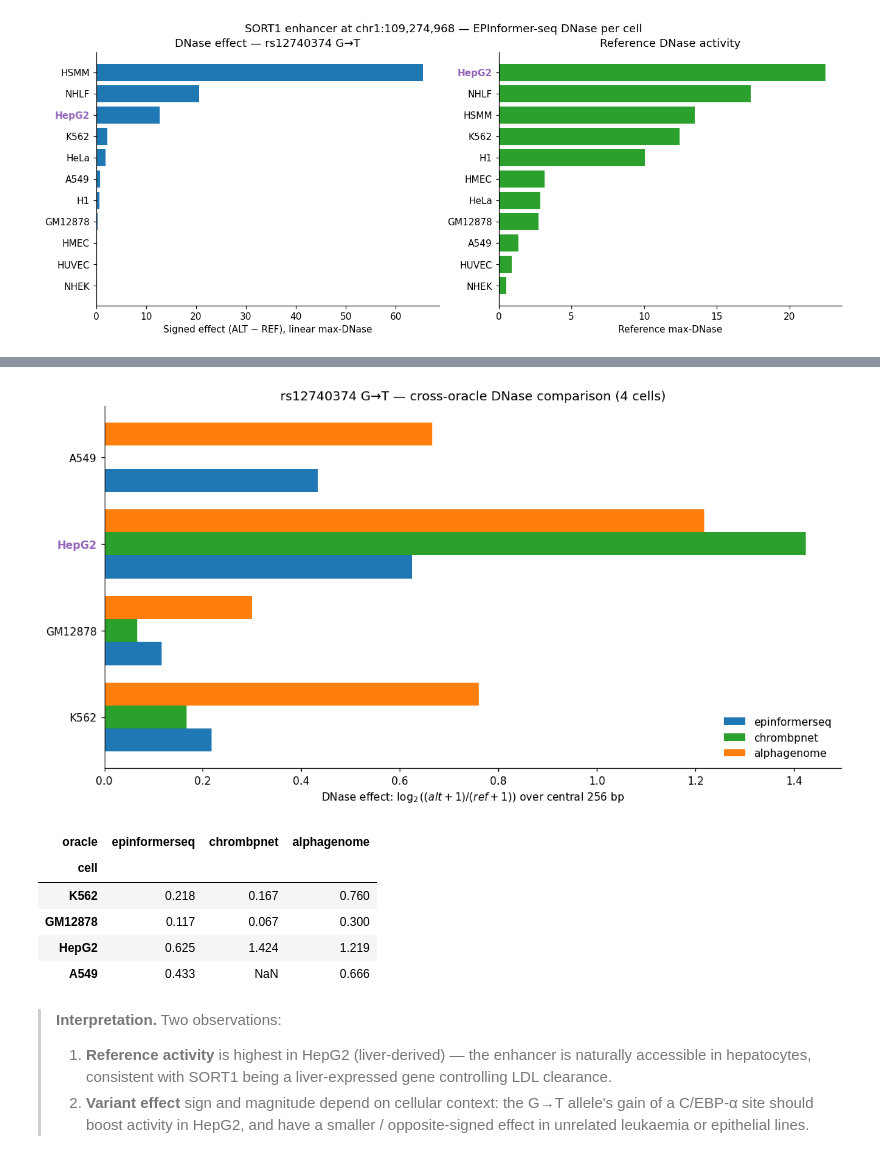
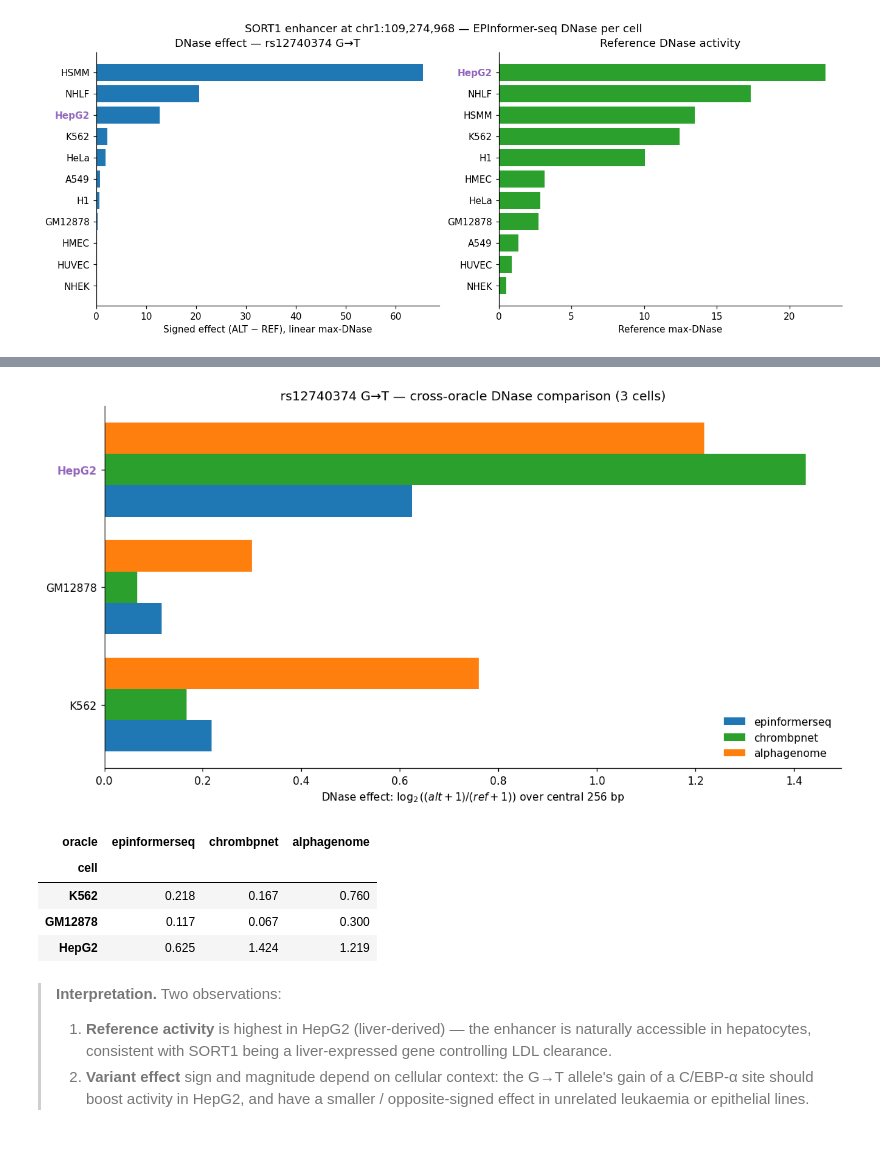
Before and after one commit to pinellolab/chorus, a Jupyter notebook: examples/notebooks/epinformerseq_testing.ipynb, the cells around one changed output, grey strips where cells are left out. Saved outputs shown, nothing was run; the diff lists cells and outputs as text; code cells hidden in the pictures.

```diff
--- a/examples/notebooks/epinformerseq_testing.ipynb
+++ b/examples/notebooks/epinformerseq_testing.ipynb
@@ -308,7 +308,7 @@ directly comparable across oracles (each one's native scale differs).
 # %%
 # ChromBPNet DNase per cell — central-256-bp max signal as the scalar to compare.
 import numpy as np
-CROSS_CELLS = ['K562', 'GM12878', 'HepG2', 'A549']
+CROSS_CELLS = ['K562', 'GM12878', 'HepG2']  # A549 omitted: ChromBPNet has no A549 DNase model
 cross_rows = []
 
 # (a) EPI-seq DNase effect — already in df from § 4.
@@ -468,41 +462,40 @@ ORACLE_ORDER = ['epinformerseq', 'chrombpnet', 'alphagenome']
 ORACLE_COLOR = {'epinformerseq': '#1f77b4',
                 'chrombpnet':    '#2ca02c',
                 'alphagenome':   '#ff7f0e'}
 
 pivot = (cross.pivot_table(index='cell', columns='oracle', values='log2fc',
                             aggfunc='first')
               .reindex(CROSS_CELLS)
               .reindex(columns=ORACLE_ORDER))
 
 fig, ax = plt.subplots(figsize=(10.5, 5.5), constrained_layout=True)
 n_oracles = len(ORACLE_ORDER)
 bar_h = 0.8 / n_oracles
 ys = np.arange(len(CROSS_CELLS))
 for j, oracle_name in enumerate(ORACLE_ORDER):
     vals = pivot[oracle_name].values
     offset = (j - (n_oracles - 1) / 2) * bar_h
     ax.barh(ys + offset, vals, height=bar_h, label=oracle_name,
             color=ORACLE_COLOR[oracle_name])
 ax.set_yticks(ys)
 ax.set_yticklabels(CROSS_CELLS)
 ax.axvline(0, color='k', lw=0.6)
 ax.set_xlabel(r'DNase effect: $\log_2((alt+1)/(ref+1))$ over central 256 bp')
-ax.set_title('rs12740374 G→T — cross-oracle DNase comparison (4 cells)')
+ax.set_title('rs12740374 G→T — cross-oracle DNase comparison (3 cells)')
 ax.legend(loc='lower right', frameon=False)
 for tick in ax.get_yticklabels():
     if tick.get_text() == 'HepG2':
         tick.set_fontweight('bold')
         tick.set_color('#9467bd')
 plt.show()
 pivot.round(3)
 # %% [output]
-[figure, old version]
+[figure, new version]
 | oracle | epinformerseq | chrombpnet | alphagenome |
 | cell |  |  |  |
 | K562 | 0.218 | 0.167 | 0.760 |
 | GM12878 | 0.117 | 0.067 | 0.300 |
 | HepG2 | 0.625 | 1.424 | 1.219 |
-| A549 | 0.433 | NaN | 0.666 |
 # %% [markdown]
 > **Interpretation.** Two observations:
 >
```
Also changed, not shown: parts of 10 cells of this notebook.
